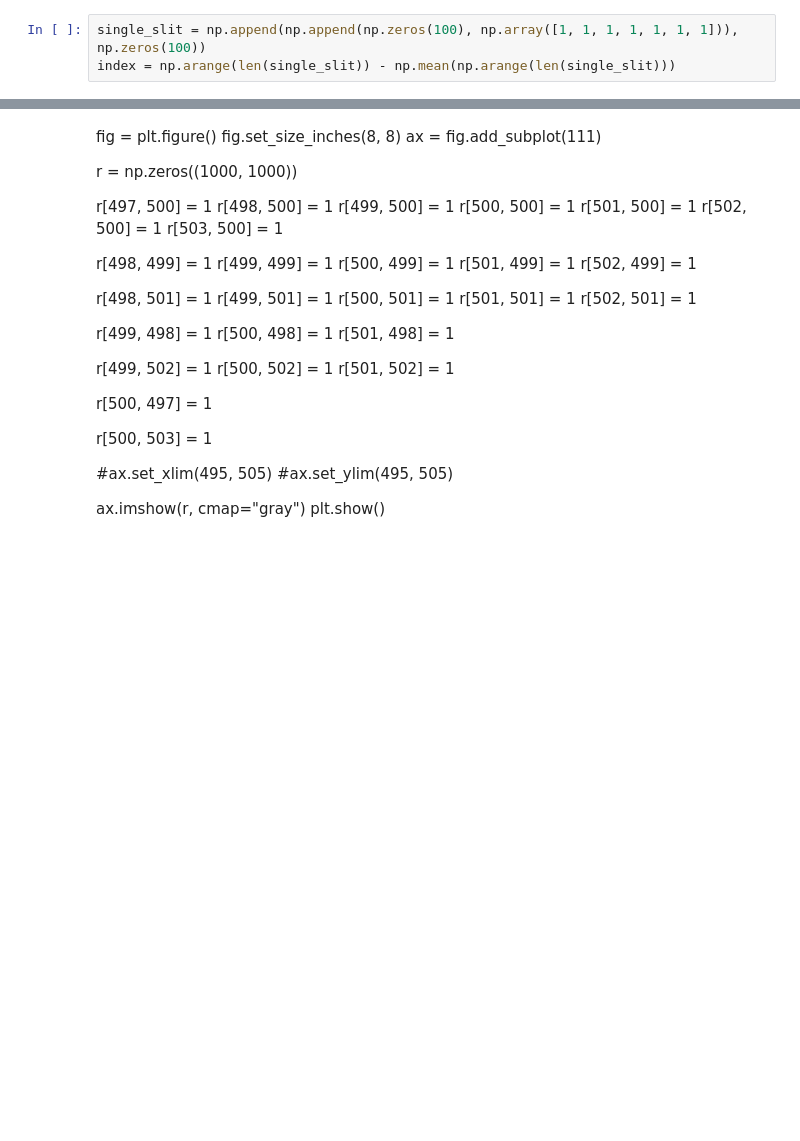
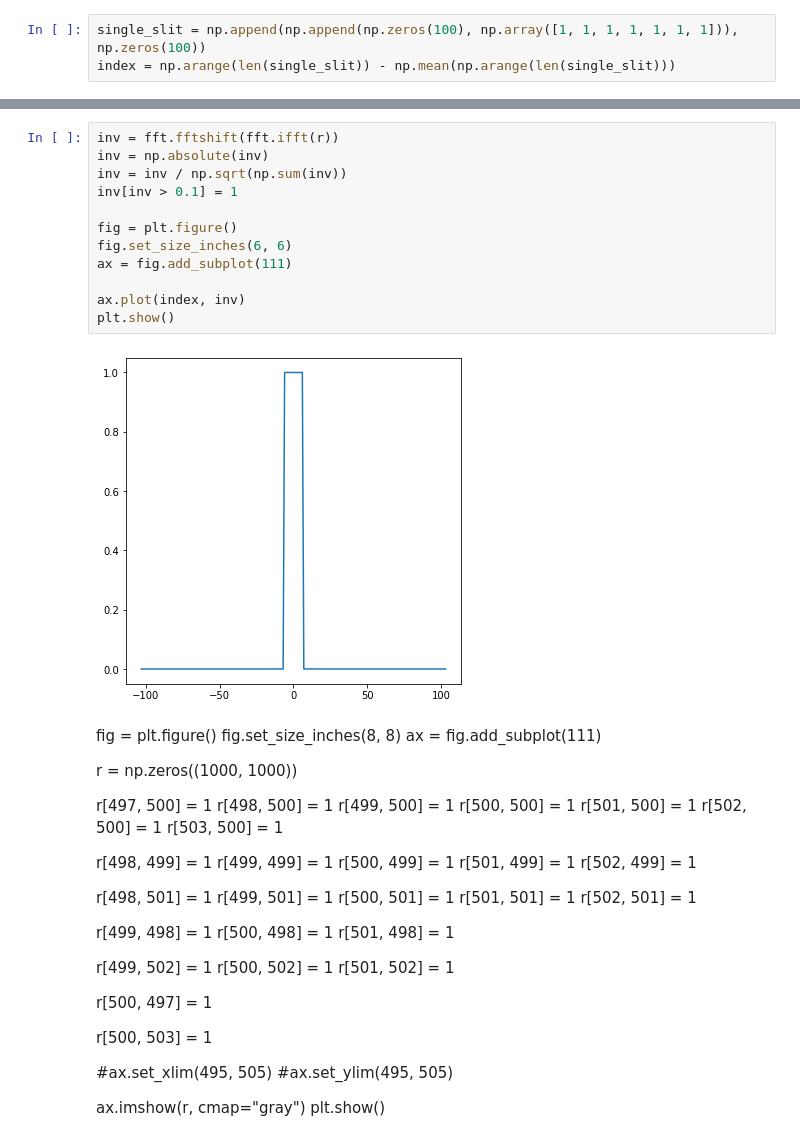
Before and after one commit to ljs-233233/5cl-capstone, a Jupyter notebook: check.ipynb, the cells around one changed output, grey strips where cells are left out. Cells and saved outputs as stored; diff of their text form; blank space fills up the shorter version.

```diff
--- a/check.ipynb
+++ b/check.ipynb
@@ -42,3 +23,17 @@ plt.show()
+# %%
+inv = fft.fftshift(fft.ifft(r))
+inv = np.absolute(inv)
+inv = inv / np.sqrt(np.sum(inv))
+inv[inv > 0.1] = 1
+
+fig = plt.figure()
+fig.set_size_inches(6, 6)
+ax = fig.add_subplot(111)
+
+ax.plot(index, inv)
+plt.show()
+# %% [output]
+[figure, added]
 # %% [markdown]
 fig = plt.figure()
 fig.set_size_inches(8, 8)
```
Also changed, not shown: parts of 4 cells of this notebook.
